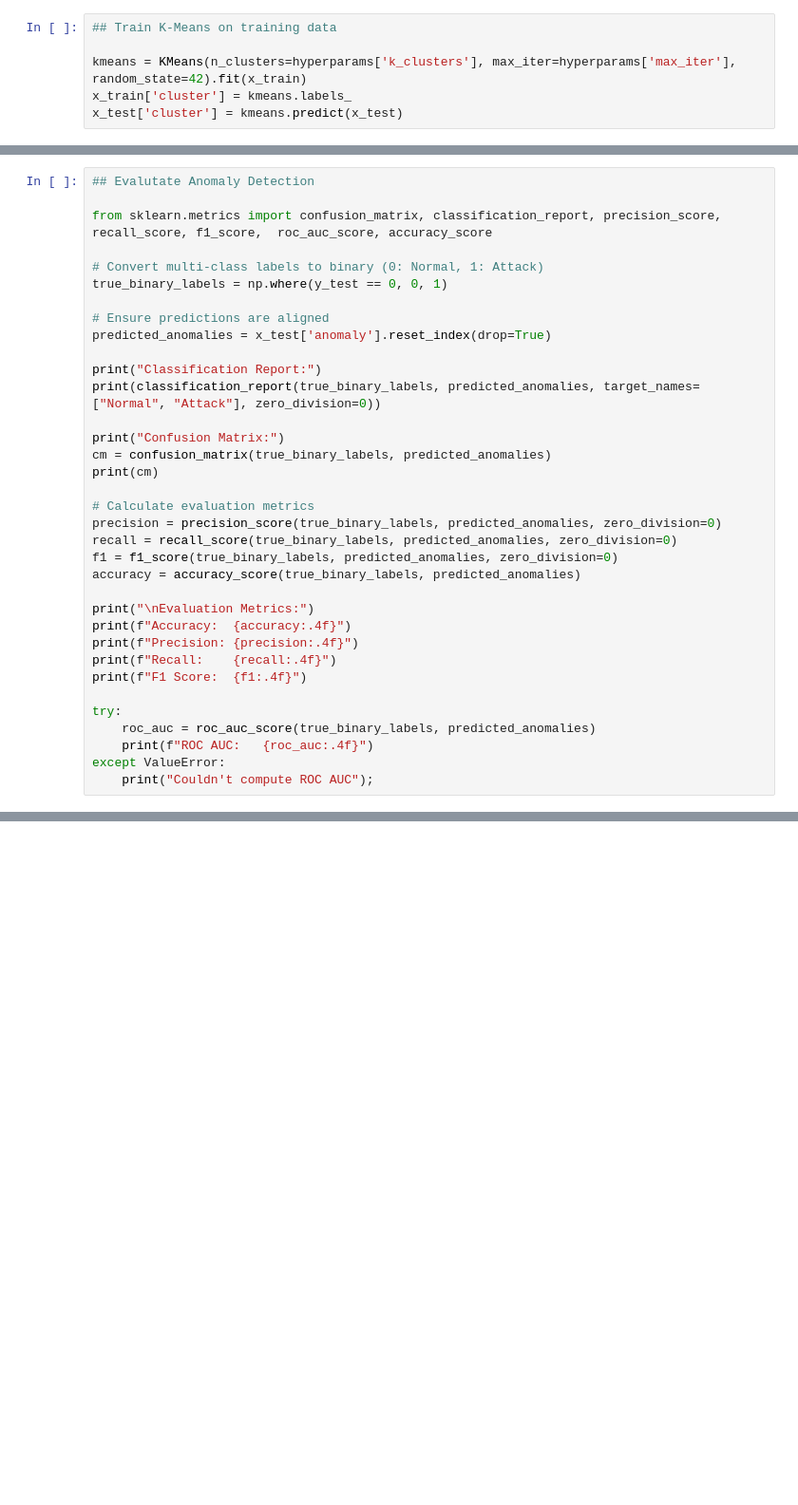
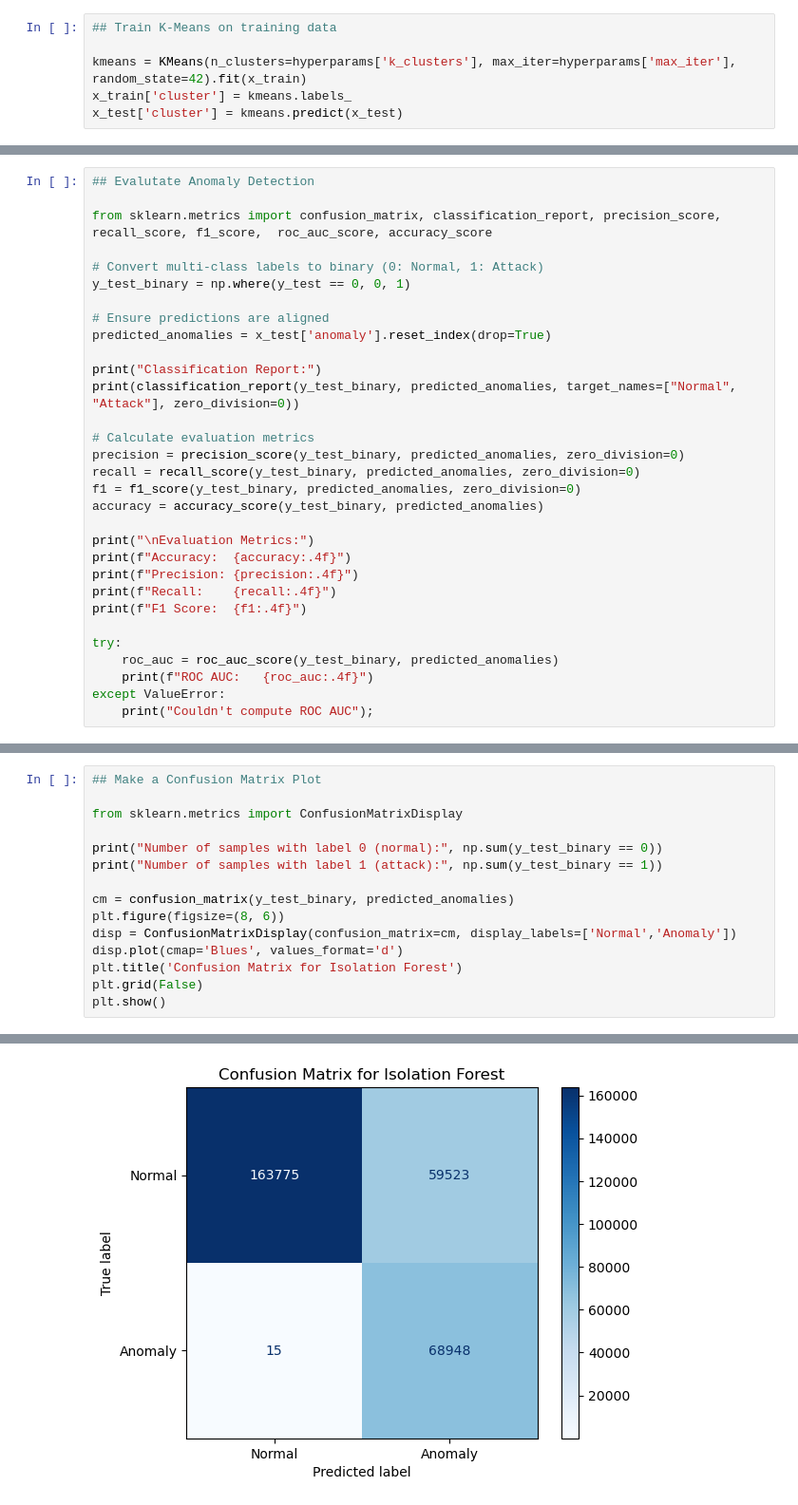
Before and after one commit to ArtWz/Group_Project_ML, a Jupyter notebook: KDD_Clustering.ipynb, the cells around one changed output, grey strips where cells are left out. Shown at 95% size. Cells and saved outputs as stored; diff of their text form; blank space fills up the shorter version.

```diff
--- a/KDD_Clustering.ipynb
+++ b/KDD_Clustering.ipynb
@@ -232,23 +315,19 @@ print("Calinski-Harabasz Index:", ch_score)
 from sklearn.metrics import confusion_matrix, classification_report, precision_score, recall_score, f1_score,  roc_auc_score, accuracy_score
 
 # Convert multi-class labels to binary (0: Normal, 1: Attack)
-true_binary_labels = np.where(y_test == 0, 0, 1)
+y_test_binary = np.where(y_test == 0, 0, 1)
 
 # Ensure predictions are aligned
 predicted_anomalies = x_test['anomaly'].reset_index(drop=True)
 
 print("Classification Report:")
-print(classification_report(true_binary_labels, predicted_anomalies, target_names=["Normal", "Attack"], zero_division=0))
-
-print("Confusion Matrix:")
-cm = confusion_matrix(true_binary_labels, predicted_anomalies)
-print(cm)
+print(classification_report(y_test_binary, predicted_anomalies, target_names=["Normal", "Attack"], zero_division=0))
 
 # Calculate evaluation metrics
-precision = precision_score(true_binary_labels, predicted_anomalies, zero_division=0)
-recall = recall_score(true_binary_labels, predicted_anomalies, zero_division=0)
-f1 = f1_score(true_binary_labels, predicted_anomalies, zero_division=0)
-accuracy = accuracy_score(true_binary_labels, predicted_anomalies)
+precision = precision_score(y_test_binary, predicted_anomalies, zero_division=0)
+recall = recall_score(y_test_binary, predicted_anomalies, zero_division=0)
+f1 = f1_score(y_test_binary, predicted_anomalies, zero_division=0)
+accuracy = accuracy_score(y_test_binary, predicted_anomalies)
 
 print("\nEvaluation Metrics:")
 print(f"Accuracy:  {accuracy:.4f}")
@@ -257,7 +336,7 @@ print(f"Recall:    {recall:.4f}")
 print(f"F1 Score:  {f1:.4f}")
 
 try:
-    roc_auc = roc_auc_score(true_binary_labels, predicted_anomalies)
+    roc_auc = roc_auc_score(y_test_binary, predicted_anomalies)
     print(f"ROC AUC:   {roc_auc:.4f}")
 except ValueError:
     print("Couldn't compute ROC AUC");
@@ -263,0 +361,16 @@ except ValueError:
+# %%
+## Make a Confusion Matrix Plot
+
+from sklearn.metrics import ConfusionMatrixDisplay
+
+print("Number of samples with label 0 (normal):", np.sum(y_test_binary == 0))
+print("Number of samples with label 1 (attack):", np.sum(y_test_binary == 1))
+
+cm = confusion_matrix(y_test_binary, predicted_anomalies)
+plt.figure(figsize=(8, 6))
+disp = ConfusionMatrixDisplay(confusion_matrix=cm, display_labels=['Normal','Anomaly'])
+disp.plot(cmap='Blues', values_format='d')
+plt.title('Confusion Matrix for Isolation Forest')
+plt.grid(False)
+plt.show()
+# %% [output]
@@ -263,0 +380 @@ except ValueError:
+[figure, added]
```
Also changed, not shown: parts of 11 cells of this notebook.
